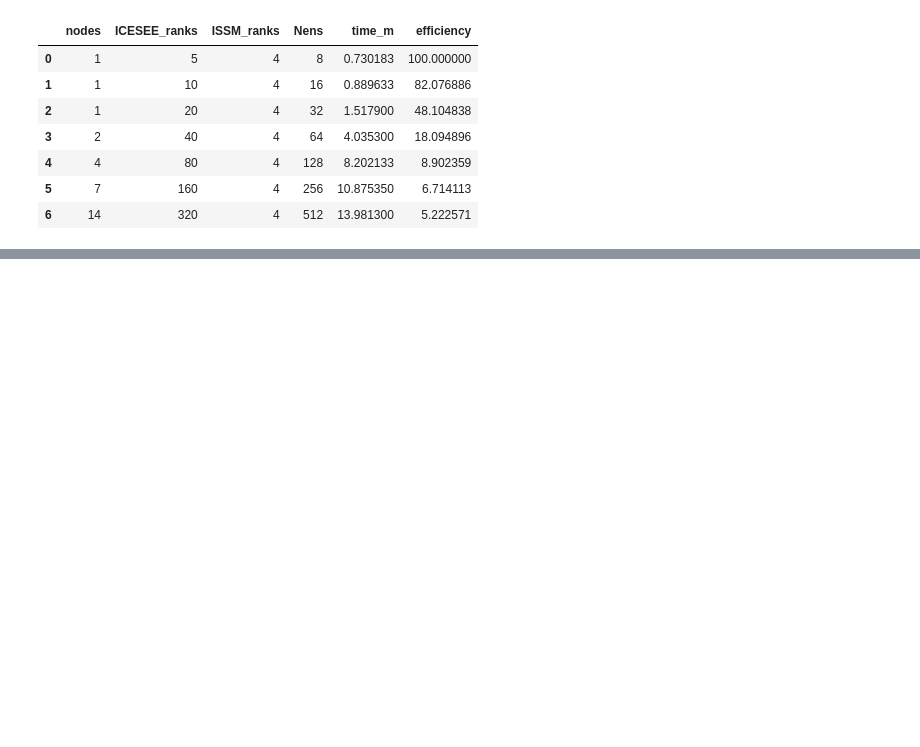
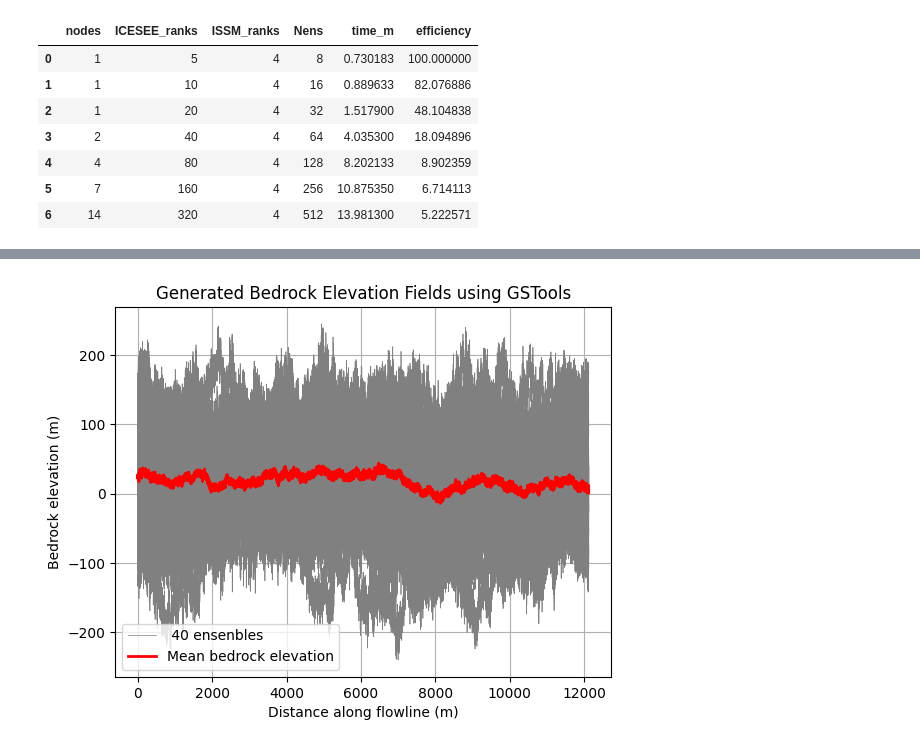
Before and after one commit to ICESEE-project/ICESEE, a Jupyter notebook: applications/issm_model/examples/ISMIP_Choi/plot_scaling.ipynb, the cells around one changed output, grey strips where cells are left out. Saved outputs shown, nothing was run; the diff lists cells and outputs as text; code cells hidden in the pictures; blank space fills up the shorter version.

```diff
--- a/applications/issm_model/examples/ISMIP_Choi/plot_scaling.ipynb
+++ b/applications/issm_model/examples/ISMIP_Choi/plot_scaling.ipynb
@@ -345,0 +399,26 @@ KeyboardInterrupt:
+# %%
+bed_field = []
+for ens in range(nens):
+    var_bed = max(sill_bed - nugget_bed, 0.0)
+    bed_model = gs.Exponential(dim=1, var=var_bed, len_scale=range_bed, nugget=nugget_bed)
+
+    bed_srf = gs.SRF(bed_model, mean=20, seed=seed_base + 10_000 + ens)   # different stream
+    _bed_field = np.asarray(bed_srf.structured([x])).reshape(-1)  #+ np.random.normal(scale=20, size=_friction_field.shape)
+
+    x = np.linspace(0, 640_000, fdim)
+    # _bed_field = bed_srf.unstructured([x])
+    bed_field.append(_bed_field)
+    # print(f"max bed: {np.max(_bed_field)}, min bed: {np.min(_bed_field)}")
+    plt.plot(_bed_field, lw=0.5, color='gray', label=f" {nens} ensenbles " if ens==0 else "")
+
+bed_field = np.array(bed_field)
+bed_mean = np.mean(bed_field, axis=0)
+plt.plot(bed_mean, lw=2, color='red', label='Mean bedrock elevation')
+plt.xlabel('Distance along flowline (m)')
+plt.ylabel('Bedrock elevation (m)')
+plt.title('Generated Bedrock Elevation Fields using GSTools')
+plt.legend()
+plt.grid()
+plt.show()
+# %% [output]
+[figure, added]
```
Also changed, not shown: parts of 6 cells of this notebook, 4 other files.
